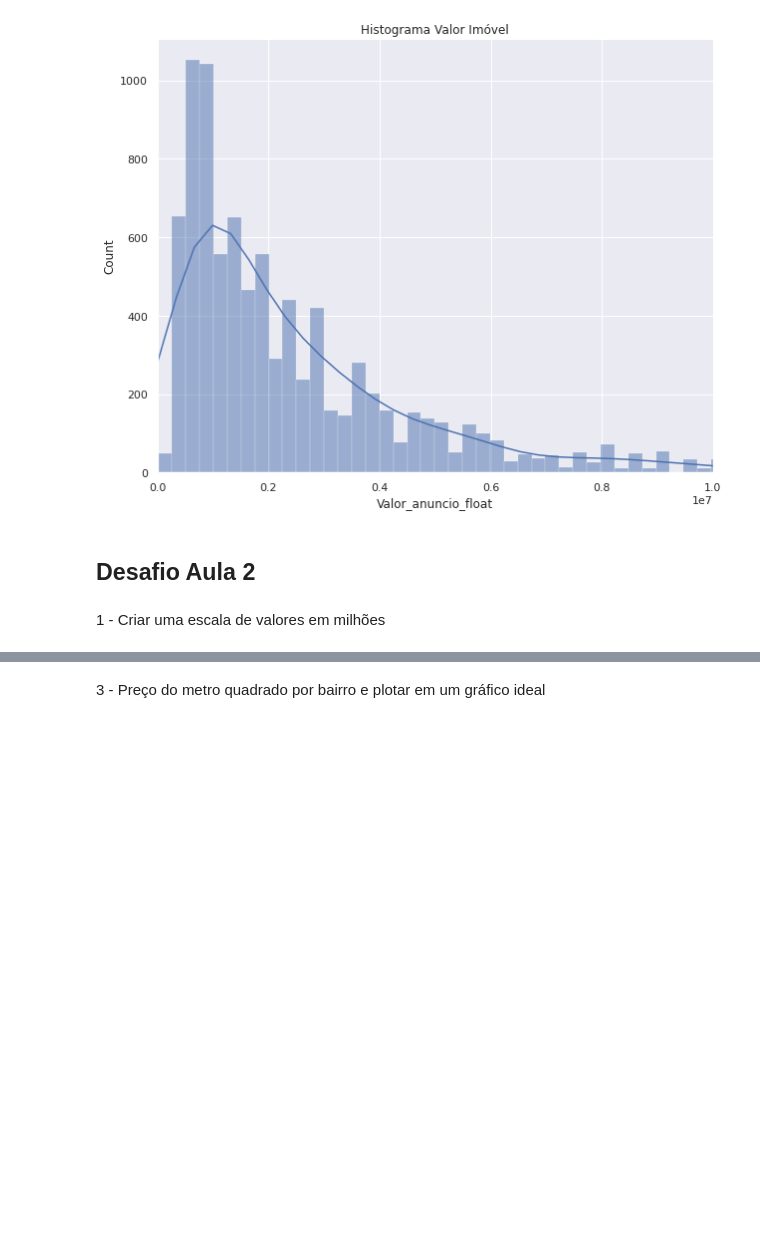
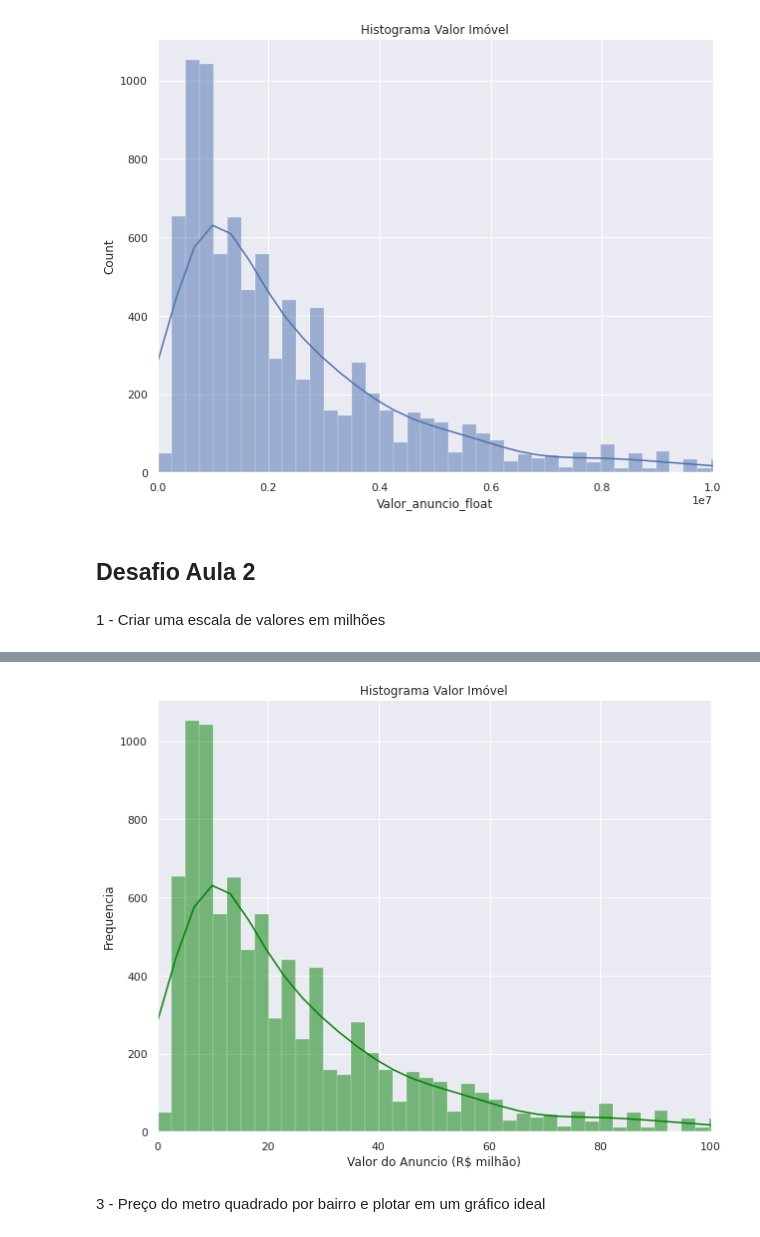
Before and after one commit to rafaelladuarte/imersao_dados_4, a Jupyter notebook: Imersao_Dados/Aulas/Aula_2.ipynb, the cells around one changed output, grey strips where cells are left out. Saved outputs shown, nothing was run; the diff lists cells and outputs as text; code cells hidden in the pictures; blank space fills up the shorter version.

```diff
--- a/Imersao_Dados/Aulas/Aula_2.ipynb
+++ b/Imersao_Dados/Aulas/Aula_2.ipynb
@@ -365,0 +410,2 @@ plt.show()
+# %%
+dados_anuncio = dados_vendas["Valor_anuncio_float"]
@@ -365,0 +424,2 @@ plt.show()
+# %%
+dados_anuncio = dados_anuncio/100000
@@ -365,0 +453,2 @@ plt.show()
+# %%
+dados_vendas = dados_vendas.assign(valor_anuncio_simple=dados_anuncio)
@@ -368,2 +476,13 @@ plt.show()
+# %%
+sns.set()
+plt.figure(figsize=(10, 8))
+ax = sns.histplot(data = dados_vendas, x = "valor_anuncio_simple", kde = True,color="green")
+ax.set_title("Histograma Valor Imóvel")
+plt.xlabel("Valor do Anuncio (R$ milhão)")
+plt.ylabel("Frequencia")
+plt.xlim((0, 100))
+plt.show()
+# %% [output]
+[figure, added]
 # %% [markdown]
 3 - Preço do metro quadrado por bairro e plotar em um gráfico ideal
```
Also changed, not shown: parts of 32 cells of this notebook, 1 other file.
